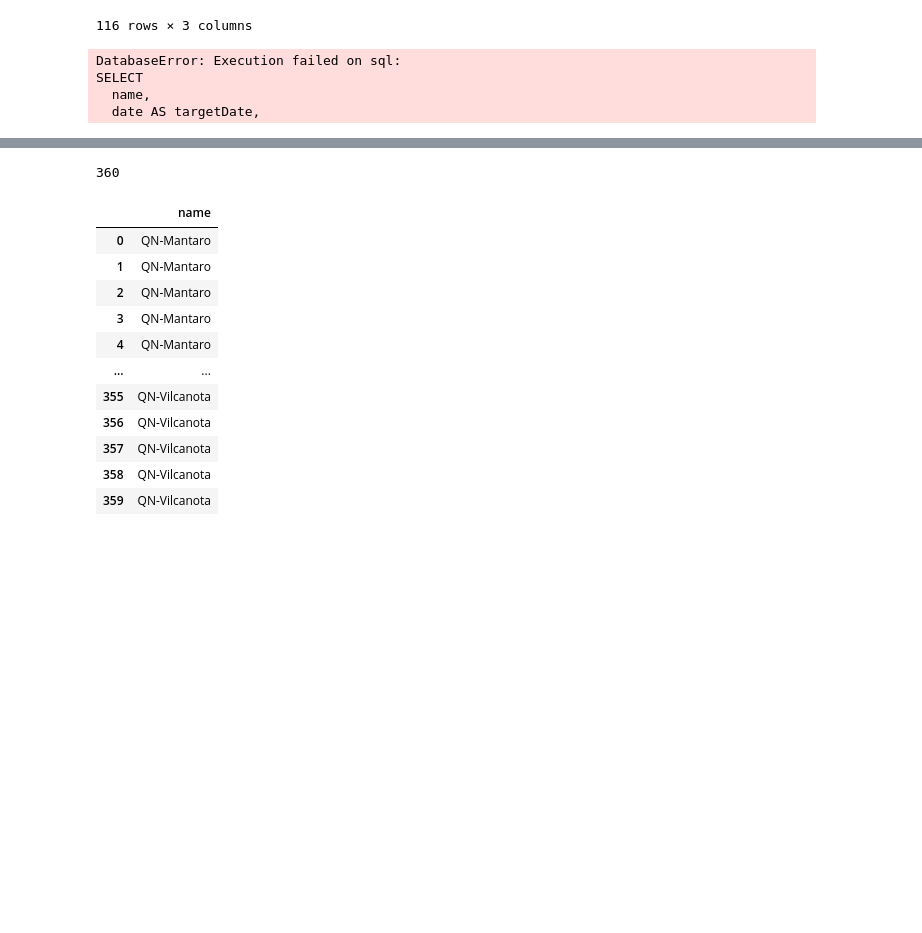
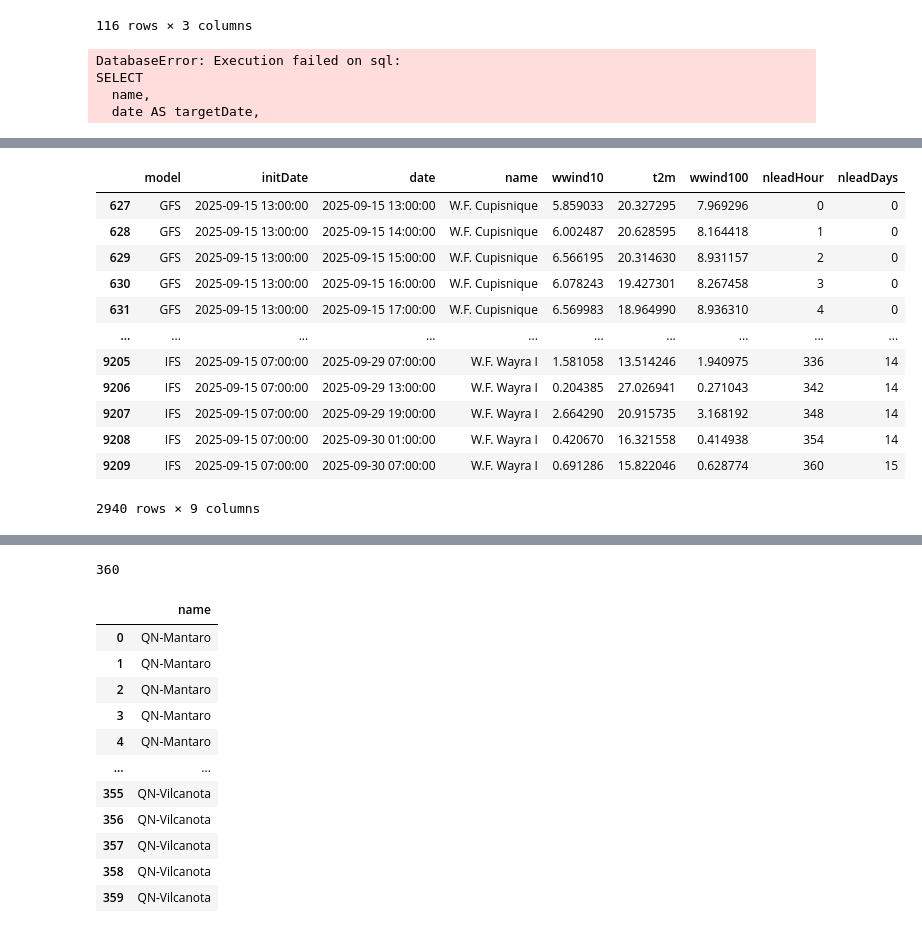
Before and after one commit to carlosenciso/windShortTermForecast, a Jupyter notebook: Notebooks/s3-logger.ipynb, the cells around one changed output, grey strips where cells are left out. Saved outputs shown, nothing was run; the diff lists cells and outputs as text; code cells hidden in the pictures; blank space fills up the shorter version.

```diff
--- a/Notebooks/s3-logger.ipynb
+++ b/Notebooks/s3-logger.ipynb
@@ -291,0 +1464,19 @@ SELECT
+# %%
+dataGfsIfs.groupby('model', group_keys=True).apply(
+        lambda x: x[x['initDate'] == x['initDate'].max()],
+        include_groups=False,
+        ).reset_index(level=0)
+# %% [output]
+|  | model | initDate | date | name | wwind10 | t2m | wwind100 | nleadHour | nleadDays |
+| 627 | GFS | 2025-09-15 13:00:00 | 2025-09-15 13:00:00 | W.F. Cupisnique | 5.859033 | 20.327295 | 7.969296 | 0 | 0 |
+| 628 | GFS | 2025-09-15 13:00:00 | 2025-09-15 14:00:00 | W.F. Cupisnique | 6.002487 | 20.628595 | 8.164418 | 1 | 0 |
+| 629 | GFS | 2025-09-15 13:00:00 | 2025-09-15 15:00:00 | W.F. Cupisnique | 6.566195 | 20.314630 | 8.931157 | 2 | 0 |
+| 630 | GFS | 2025-09-15 13:00:00 | 2025-09-15 16:00:00 | W.F. Cupisnique | 6.078243 | 19.427301 | 8.267458 | 3 | 0 |
+| 631 | GFS | 2025-09-15 13:00:00 | 2025-09-15 17:00:00 | W.F. Cupisnique | 6.569983 | 18.964990 | 8.936310 | 4 | 0 |
+| ... | ... | ... | ... | ... | ... | ... | ... | ... | ... |
+| 9205 | IFS | 2025-09-15 07:00:00 | 2025-09-29 07:00:00 | W.F. Wayra I | 1.581058 | 13.514246 | 1.940975 | 336 | 14 |
+| 9206 | IFS | 2025-09-15 07:00:00 | 2025-09-29 13:00:00 | W.F. Wayra I | 0.204385 | 27.026941 | 0.271043 | 342 | 14 |
+| 9207 | IFS | 2025-09-15 07:00:00 | 2025-09-29 19:00:00 | W.F. Wayra I | 2.664290 | 20.915735 | 3.168192 | 348 | 14 |
+| 9208 | IFS | 2025-09-15 07:00:00 | 2025-09-30 01:00:00 | W.F. Wayra I | 0.420670 | 16.321558 | 0.414938 | 354 | 14 |
+| 9209 | IFS | 2025-09-15 07:00:00 | 2025-09-30 07:00:00 | W.F. Wayra I | 0.691286 | 15.822046 | 0.628774 | 360 | 15 |
+2940 rows × 9 columns
```
Also changed, not shown: parts of 32 cells of this notebook, 6 other files.
